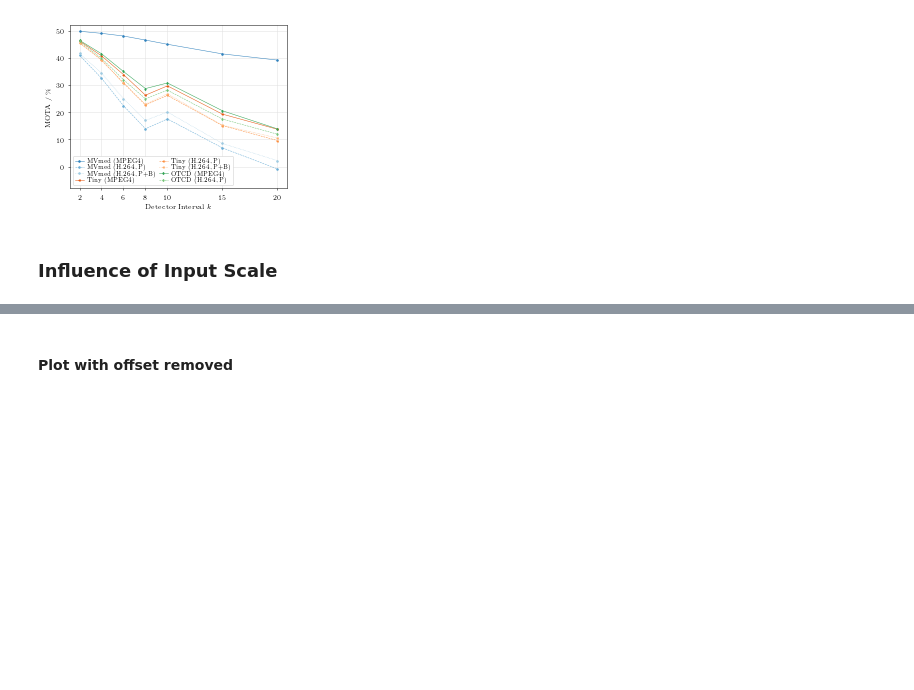
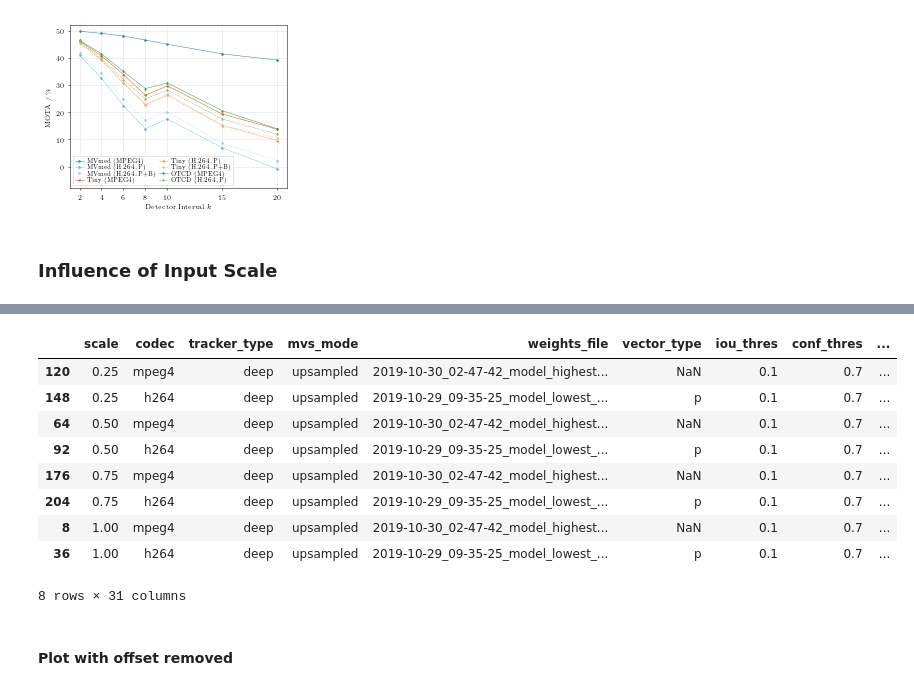
Before and after one commit to lukasbommes-unfinished-projects/mv-tracker, a Jupyter notebook: infos/paper/Plots.ipynb, the cells around one changed output, grey strips where cells are left out. Cells and saved outputs as stored; diff of their text form; code cells hidden in the pictures; blank space fills up the shorter version.

```diff
--- a/infos/paper/Plots.ipynb
+++ b/infos/paper/Plots.ipynb
@@ -177,3 +123,16 @@ plt.show()
+# %%
+deep_upsampled
+# %% [output]
+|  | scale | codec | tracker_type | mvs_mode | weights_file | vector_type | iou_thres | conf_thres | ... |
+| 120 | 0.25 | mpeg4 | deep | upsampled | 2019-10-30_02-47-42_model_highest... | NaN | 0.1 | 0.7 | ... |
+| 148 | 0.25 | h264 | deep | upsampled | 2019-10-29_09-35-25_model_lowest_... | p | 0.1 | 0.7 | ... |
+| 64 | 0.50 | mpeg4 | deep | upsampled | 2019-10-30_02-47-42_model_highest... | NaN | 0.1 | 0.7 | ... |
+| 92 | 0.50 | h264 | deep | upsampled | 2019-10-29_09-35-25_model_lowest_... | p | 0.1 | 0.7 | ... |
+| 176 | 0.75 | mpeg4 | deep | upsampled | 2019-10-30_02-47-42_model_highest... | NaN | 0.1 | 0.7 | ... |
+| 204 | 0.75 | h264 | deep | upsampled | 2019-10-29_09-35-25_model_lowest_... | p | 0.1 | 0.7 | ... |
+| 8 | 1.00 | mpeg4 | deep | upsampled | 2019-10-30_02-47-42_model_highest... | NaN | 0.1 | 0.7 | ... |
+| 36 | 1.00 | h264 | deep | upsampled | 2019-10-29_09-35-25_model_lowest_... | p | 0.1 | 0.7 | ... |
+8 rows × 31 columns
 # %% [markdown]
 #### Plot with offset removed
 # %%
```
Also changed, not shown: parts of 2 cells of this notebook, 6 other files.
